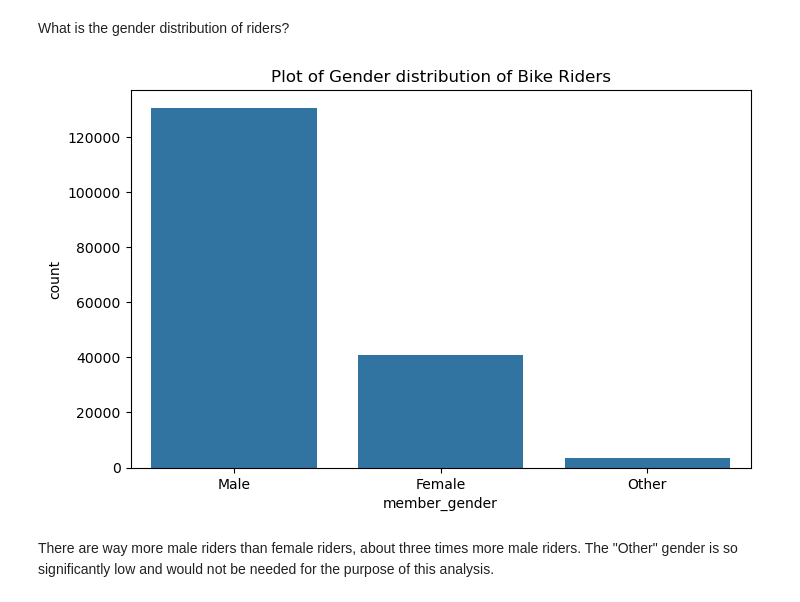
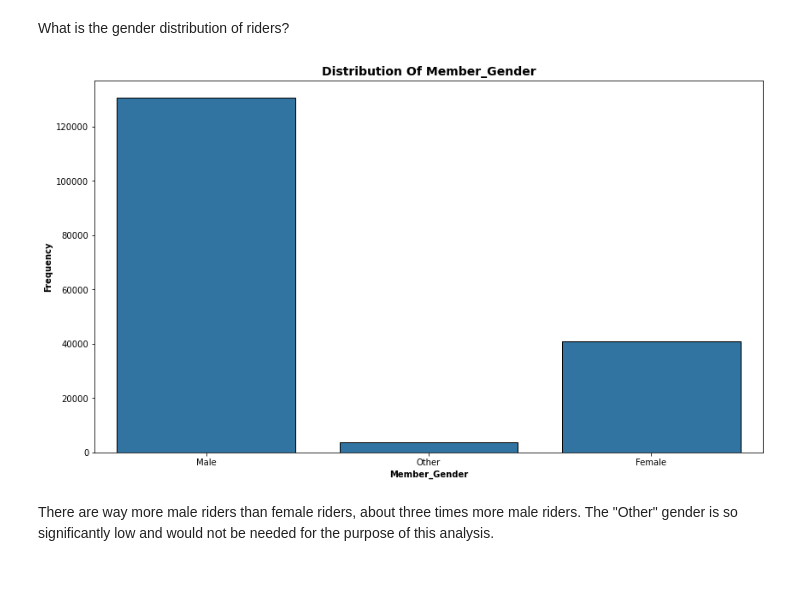
Before and after one commit to Mofeoluwa/Bikeshare-Data-Visualization, a Jupyter notebook: Part_I_exploration_template.ipynb, the cells around one changed output. Cells and saved outputs as stored; diff of their text form; code cells hidden in the pictures.

```diff
--- a/Part_I_exploration_template.ipynb
+++ b/Part_I_exploration_template.ipynb
@@ -294,16 +294,28 @@ Some of the questions that would help understand this include:
 base_color= sb.color_palette()[0]
 # %% [markdown]
 What is the gender distribution of riders?
-# %%
-#plot of member_gender column
-plt.figure(figsize=(8,5), dpi = 100)
-
-sb.countplot(data= ford_data,
-             x='member_gender',
-             color=base_color,
-             order= ['Male','Female','Other']).set(title= 'Plot of Gender distribution of Bike Riders');
-# %% [output]
-[figure, removed]
+# %%
+#function to plot a countplot
+def myCountPlot(df,var):
+
+    #set plot dimensions
+    plt.figure(figsize=[14,8])
+
+    #plot
+    sb.countplot(data=df,x=var,edgecolor='black', color=base_color);
+
+    #Add title and format it
+    plt.title(f'''Distribution of {var}'''.title() , fontsize=14 , weight='bold')
+
+    #Add y label and format it
+    plt.xlabel(var.title( ),fontsize=10 ,weight='bold')
+
+    #Add y label and format it
+    plt.ylabel ('Frequency'.title(), fontsize=10 ,weight='bold')
+# %%
+myCountPlot(ford_data, 'member_gender')
+# %% [output]
+[figure, added]
 # %% [markdown]
 There are way more male riders than female riders, about three times more male riders. The "Other" gender is so significantly low and would not be needed for the purpose of this analysis.
 # %%
```
Also changed, not shown: parts of 11 cells of this notebook, 3 other files.
